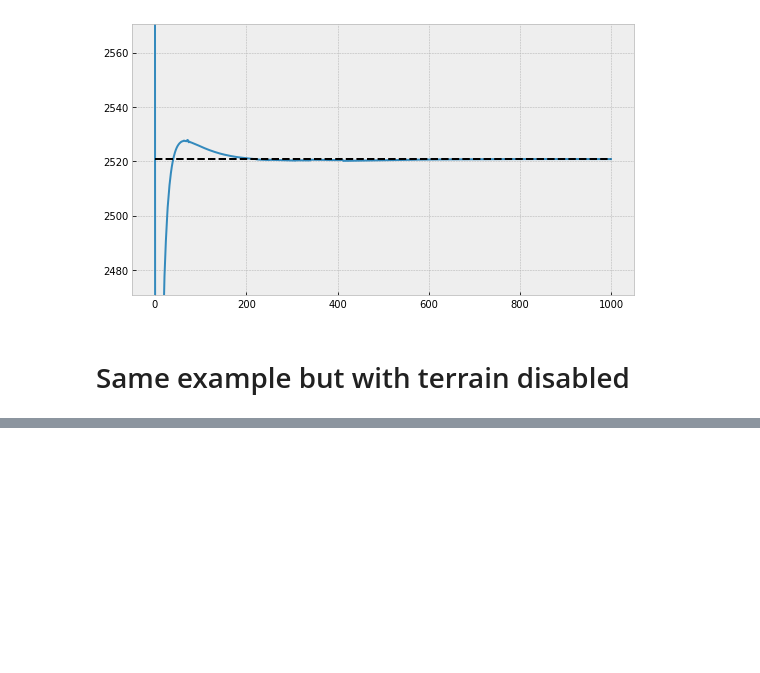
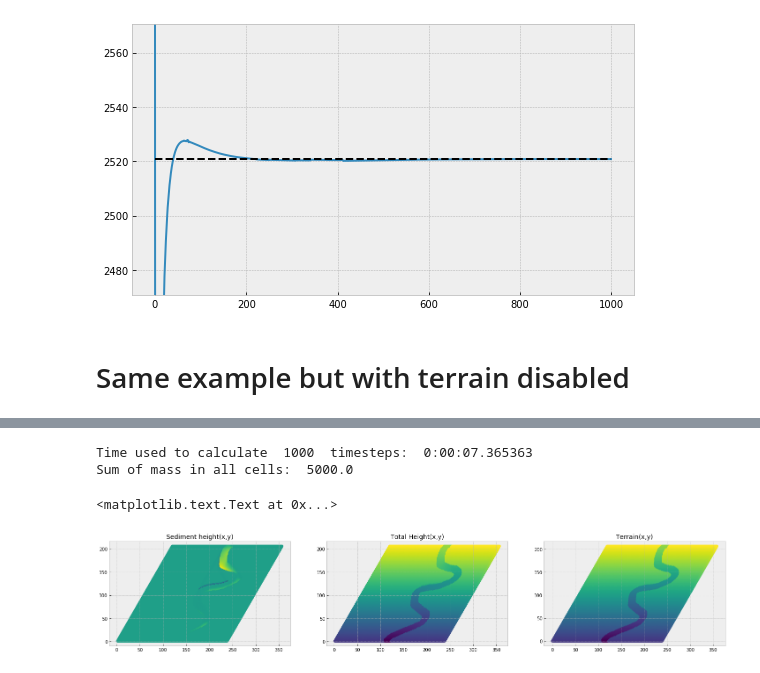
Before and after one commit to nordam/CellularAutomata, a Jupyter notebook: notebooks/SeaBed.ipynb, the cells around one changed output, grey strips where cells are left out. Drawn from its saved outputs; the diff is of its cells as text; code cells hidden in the pictures; blank space fills up the shorter version.

```diff
--- a/notebooks/SeaBed.ipynb
+++ b/notebooks/SeaBed.ipynb
@@ -265,0 +290,33 @@ plt.plot(grid.X[:,iy,0], grid.totalheight[:,iy])
+# %%
+startTime = datetime.now()
+
+grid.height[125, 220] = 5000
+
+Nt = 1000
+for i in range(Nt):
+    grid.update_heightNew()
+
+print ("Time used to calculate " , i+1 , " timesteps: ", datetime.now() - startTime)
+print("Sum of mass in all cells: ", np.sum(grid.height[1:grid.Nx-1,1:grid.Ny-1]))
+
+
+fig = plt.figure(figsize = (25,25))
+ax = fig.add_subplot(131, aspect = 'equal')
+ax.scatter(grid.X[:,:,0].flatten(), grid.X[:,:,1].flatten(), marker = 'h', c = grid.height.flatten())
+ax.set_title('Sediment height(x,y)')
+
+
+#fig = plt.figure(figsize = (9,9))
+ax = fig.add_subplot(132, aspect = 'equal')
+ax.scatter(grid.X[:,:,0].flatten(), grid.X[:,:,1].flatten(), marker = 'h', c = grid.totalheight.flatten())
+ax.set_title('Total Height(x,y)')
+
+# fig = plt.figure(figsize = (9,9))
+ax = fig.add_subplot(133, aspect = 'equal')
+ax.scatter(grid.X[:,:,0].flatten(), grid.X[:,:,1].flatten(), marker = 'h', c = grid.seaBed.flatten())
+ax.set_title('Terrain(x,y)')
+# %% [output]
+Time used to calculate  1000  timesteps:  0:00:07.365363
+Sum of mass in all cells:  5000.0
+<matplotlib.text.Text at 0x...>
+[figure, added]
```
Also changed, not shown: parts of 5 cells of this notebook.
